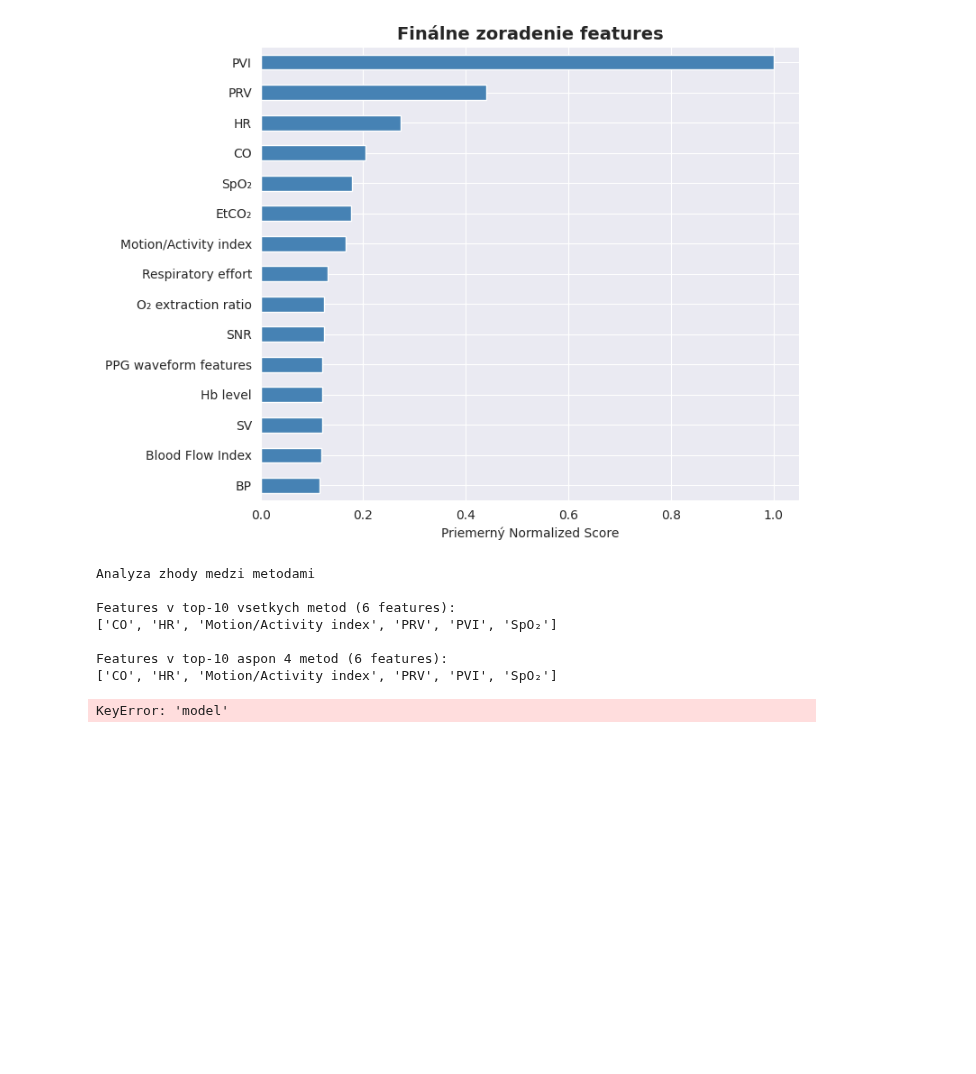
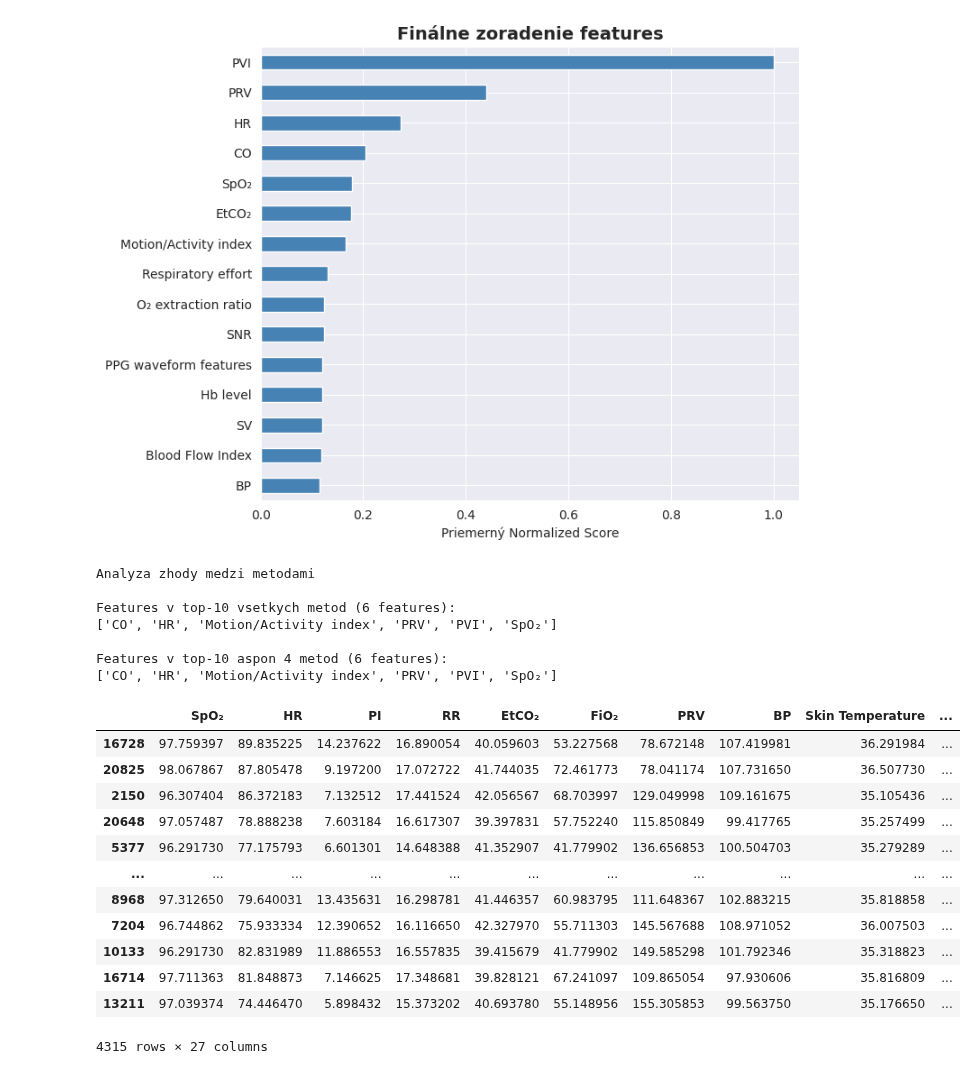
Before and after one commit to frtndmd/iau_Kosharova_Oliinyk_67, a Jupyter notebook: src/faza2_english.ipynb, the cells around one changed output. Cells and saved outputs as stored; diff of their text form; code cells hidden in the pictures; blank space fills up the shorter version.

```diff
--- a/src/faza2_english.ipynb
+++ b/src/faza2_english.ipynb
@@ -405,23 +436,27 @@ Features v top-10 aspon 4 metod (6 features):
 # %%
 pipeline = Pipeline([
     ('scaler', StandardScaler()),
     ('select', SelectKBest(score_func=f_regression, k='all'))
 ])
 
 pipeline.fit(X_test, y_test)
 
 selector = pipeline.named_steps['select']
 mask = selector.get_support()
 selected_features = X.columns[mask]
 
-coef = pipeline.named_steps['model'].coef_
-
-coef_df = pd.DataFrame({
-    'Feature': selected_features,
-    'Coefficient': coef,
-    'Abs_Coeff': abs(coef)
-}).sort_values(by='Abs_Coeff', ascending=False)
-
-display(coef_df.head(100))
+display(X_test)
 # %% [output]
+|  | SpO₂ | HR | PI | RR | EtCO₂ | FiO₂ | PRV | BP | Skin Temperature | ... |
+| 16728 | 97.759397 | 89.835225 | 14.237622 | 16.890054 | 40.059603 | 53.227568 | 78.672148 | 107.419981 | 36.291984 | ... |
+| 20825 | 98.067867 | 87.805478 | 9.197200 | 17.072722 | 41.744035 | 72.461773 | 78.041174 | 107.731650 | 36.507730 | ... |
+| 2150 | 96.307404 | 86.372183 | 7.132512 | 17.441524 | 42.056567 | 68.703997 | 129.049998 | 109.161675 | 35.105436 | ... |
+| 20648 | 97.057487 | 78.888238 | 7.603184 | 16.617307 | 39.397831 | 57.752240 | 115.850849 | 99.417765 | 35.257499 | ... |
+| 5377 | 96.291730 | 77.175793 | 6.601301 | 14.648388 | 41.352907 | 41.779902 | 136.656853 | 100.504703 | 35.279289 | ... |
+| ... | ... | ... | ... | ... | ... | ... | ... | ... | ... | ... |
+| 8968 | 97.312650 | 79.640031 | 13.435631 | 16.298781 | 41.446357 | 60.983795 | 111.648367 | 102.883215 | 35.818858 | ... |
+| 7204 | 96.744862 | 75.933334 | 12.390652 | 16.116650 | 42.327970 | 55.711303 | 145.567688 | 108.971052 | 36.007503 | ... |
+| 10133 | 96.291730 | 82.831989 | 11.886553 | 16.557835 | 39.415679 | 41.779902 | 149.585298 | 101.792346 | 35.318823 | ... |
+| 16714 | 97.711363 | 81.848873 | 7.146625 | 17.348681 | 39.828121 | 67.241097 | 109.865054 | 97.930606 | 35.816809 | ... |
+| 13211 | 97.039374 | 74.446470 | 5.898432 | 15.373202 | 40.693780 | 55.148956 | 155.305853 | 99.563750 | 35.176650 | ... |
-KeyError: 'model'
+4315 rows × 27 columns
```
Also changed, not shown: parts of 3 cells of this notebook, 1 other file.
